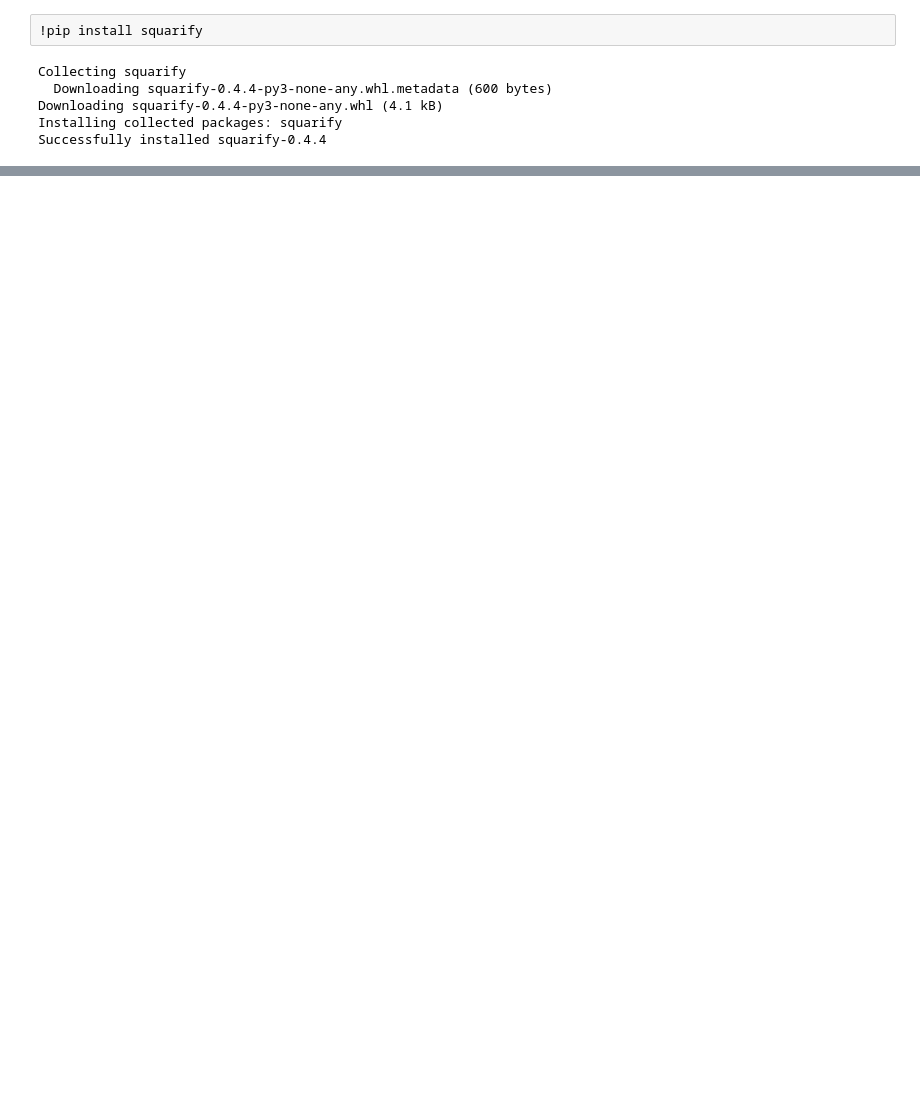
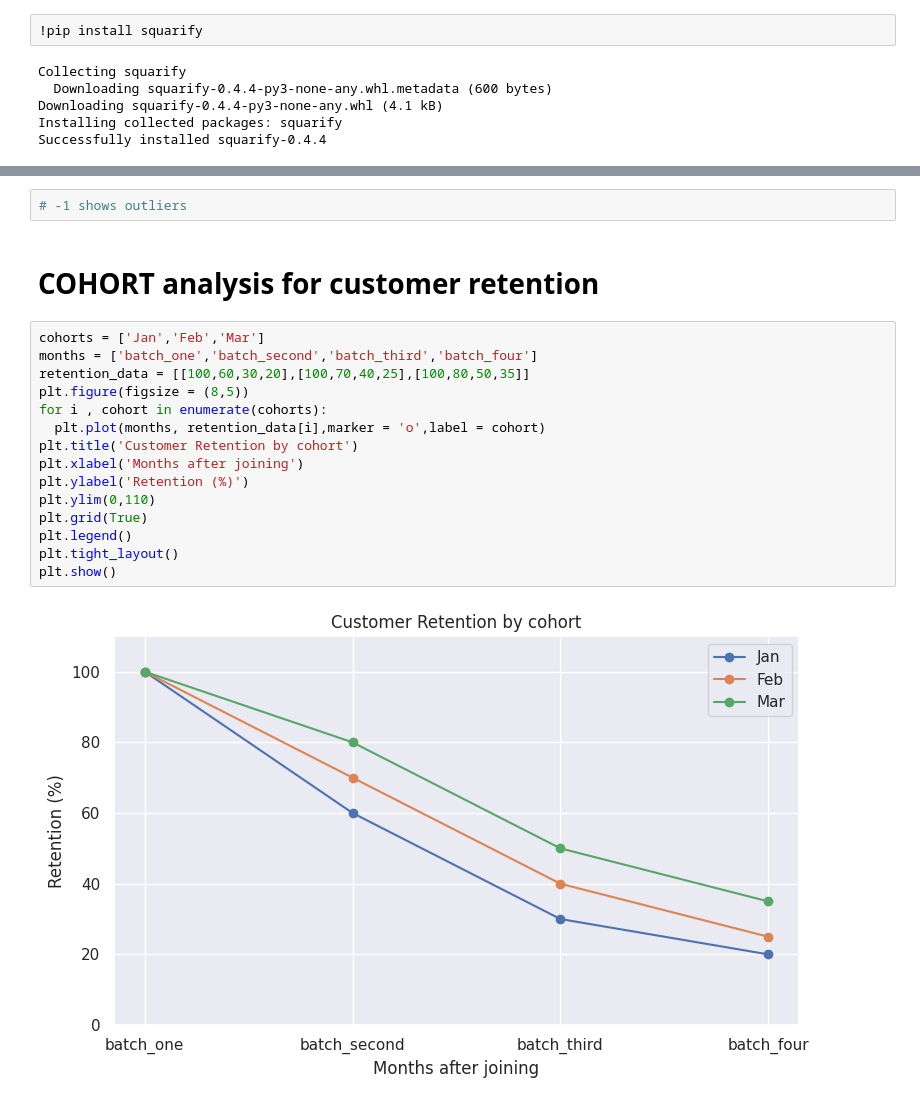
Before and after one commit to ASAD1100/DataScience_and_AI, a Jupyter notebook: Machine Learning/Ecommerce_customer_analytics&Segmentation.ipynb, the cells around one changed output, grey strips where cells are left out. Drawn from its saved outputs; the diff is of its cells as text; blank space fills up the shorter version.

```diff
--- a/Machine Learning/Ecommerce_customer_analytics&Segmentation.ipynb
+++ b/Machine Learning/Ecommerce_customer_analytics&Segmentation.ipynb
@@ -411,0 +587,21 @@ plt.show()
+# %%
+# -1 shows outliers
+# %% [markdown]
+# COHORT analysis for customer retention
+# %%
+cohorts = ['Jan','Feb','Mar']
+months = ['batch_one','batch_second','batch_third','batch_four']
+retention_data = [[100,60,30,20],[100,70,40,25],[100,80,50,35]]
+plt.figure(figsize = (8,5))
+for i , cohort in enumerate(cohorts):
+  plt.plot(months, retention_data[i],marker = 'o',label = cohort)
+plt.title('Customer Retention by cohort')
+plt.xlabel('Months after joining')
+plt.ylabel('Retention (%)')
+plt.ylim(0,110)
+plt.grid(True)
+plt.legend()
+plt.tight_layout()
+plt.show()
+# %% [output]
+[figure, added]
```
Also changed, not shown: parts of 44 cells of this notebook.
